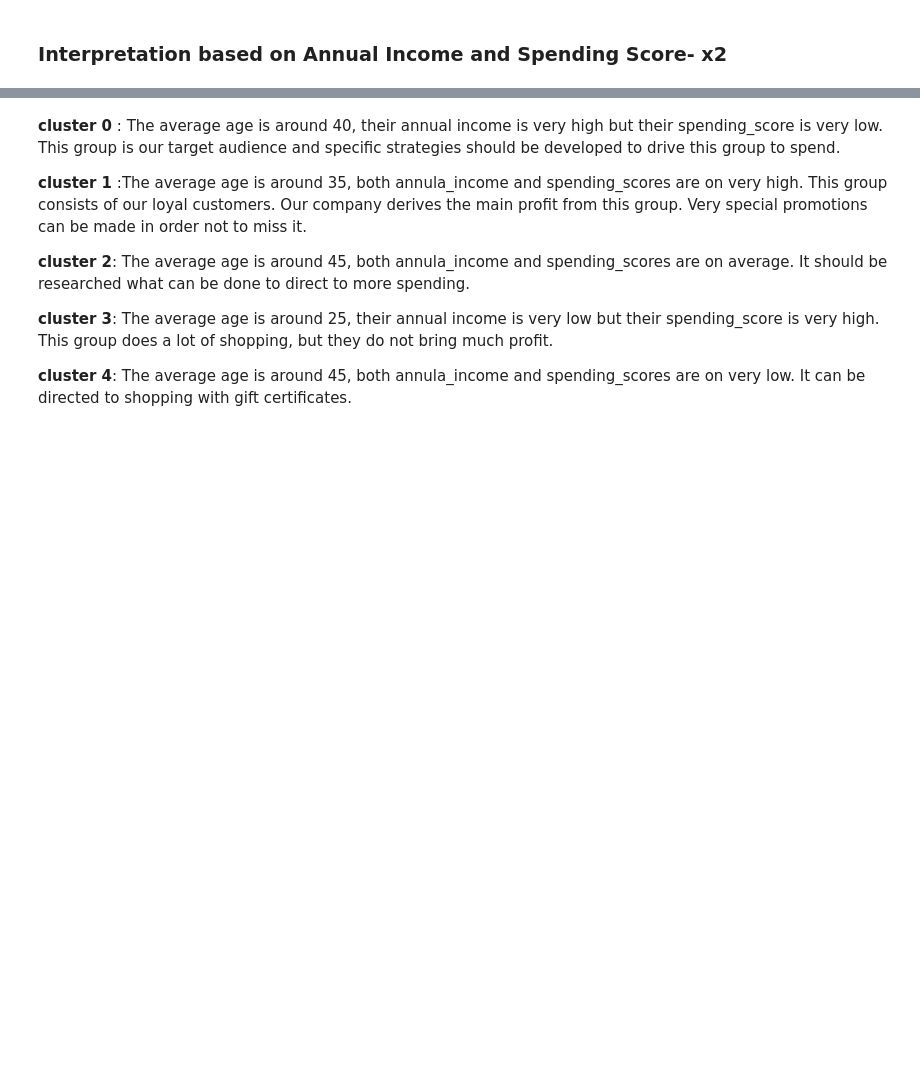
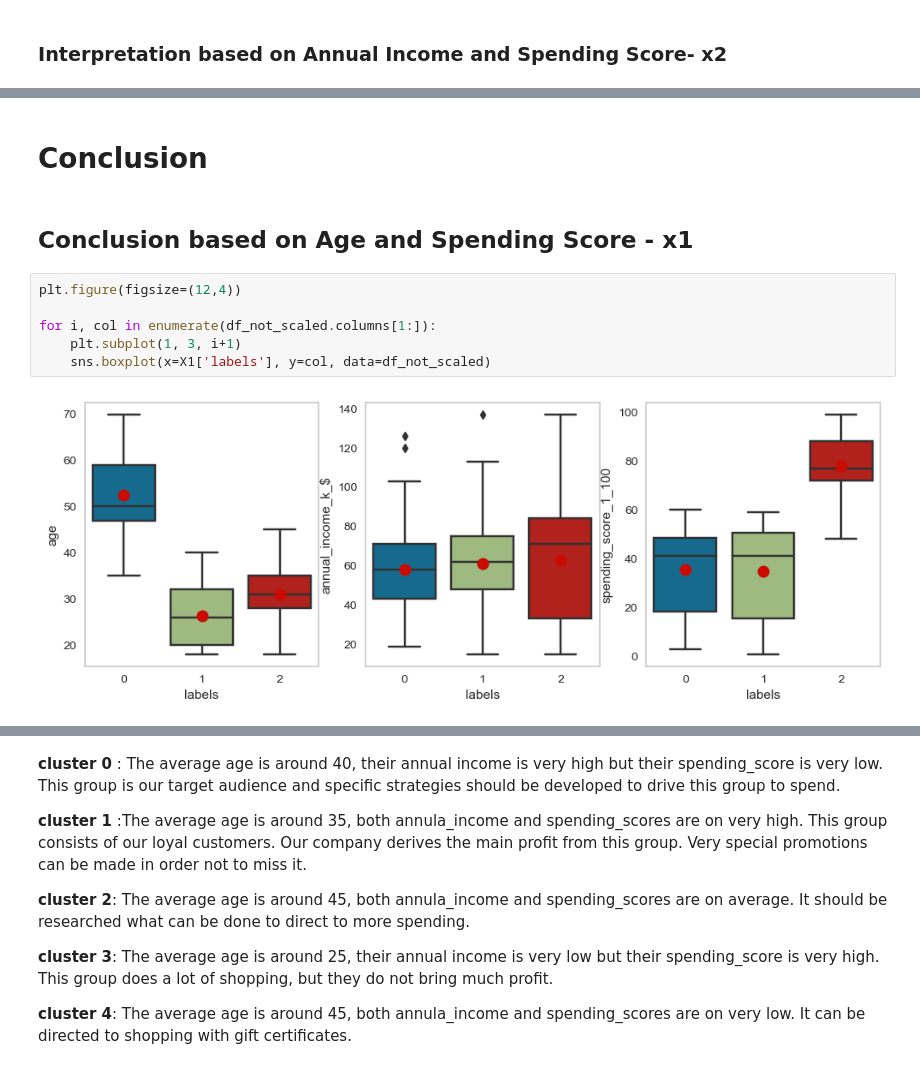
Before and after one commit to celik-muhammed/ML-Customers-Segmentation-Cluestering-Analysis-Project, a Jupyter notebook: ML-Customers-Segmentation-Cluestering-Analysis-Project.ipynb, the cells around one changed output, grey strips where cells are left out. Drawn from its saved outputs; the diff is of its cells as text; blank space fills up the shorter version.

```diff
--- a/ML-Customers-Segmentation-Cluestering-Analysis-Project.ipynb
+++ b/ML-Customers-Segmentation-Cluestering-Analysis-Project.ipynb
@@ -1399,0 +1350,12 @@ sns.lineplot(data=clus_pred)
+# %% [markdown]
+# Conclusion
+# %% [markdown]
+## Conclusion based on Age and Spending Score - x1
+# %%
+plt.figure(figsize=(12,4))
+
+for i, col in enumerate(df_not_scaled.columns[1:]):
+    plt.subplot(1, 3, i+1)
+    sns.boxplot(x=X1['labels'], y=col, data=df_not_scaled)
+# %% [output]
+[figure, added]
```
Also changed, not shown: parts of 59 cells of this notebook.
